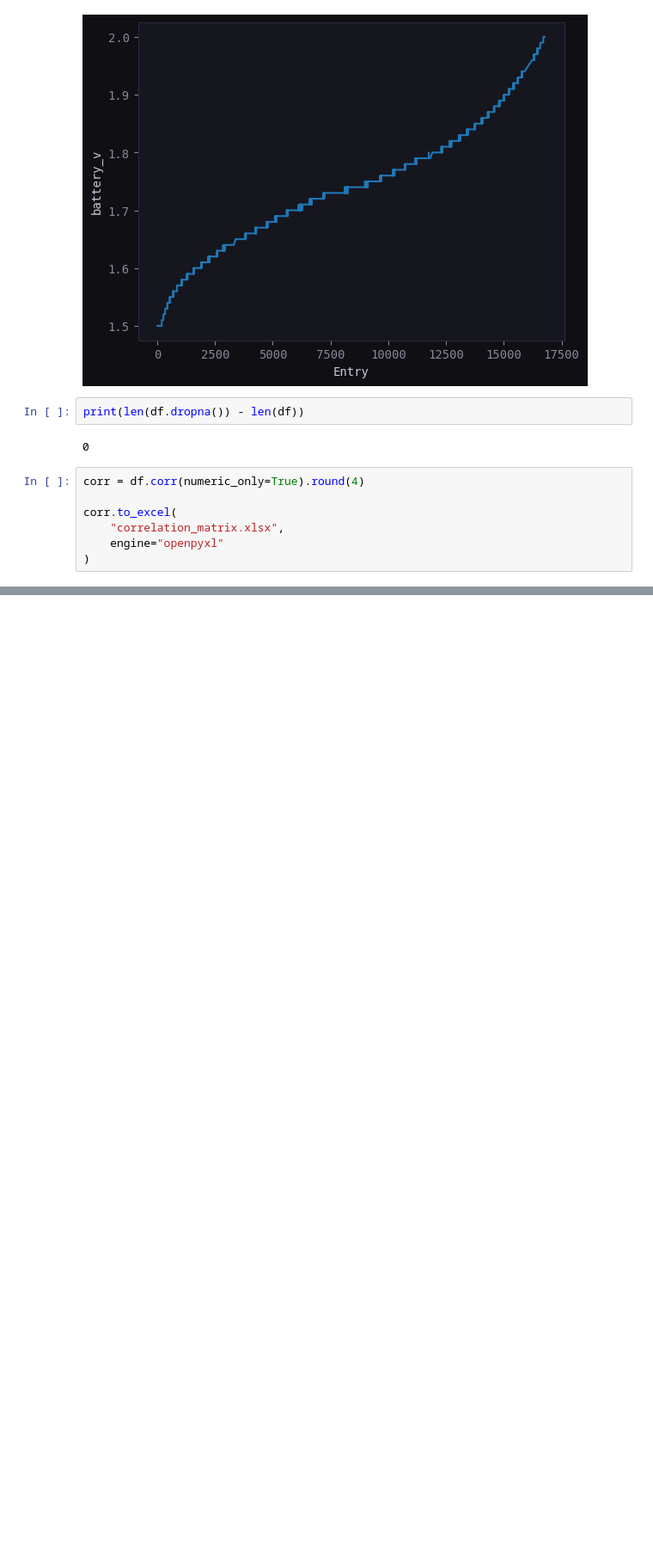
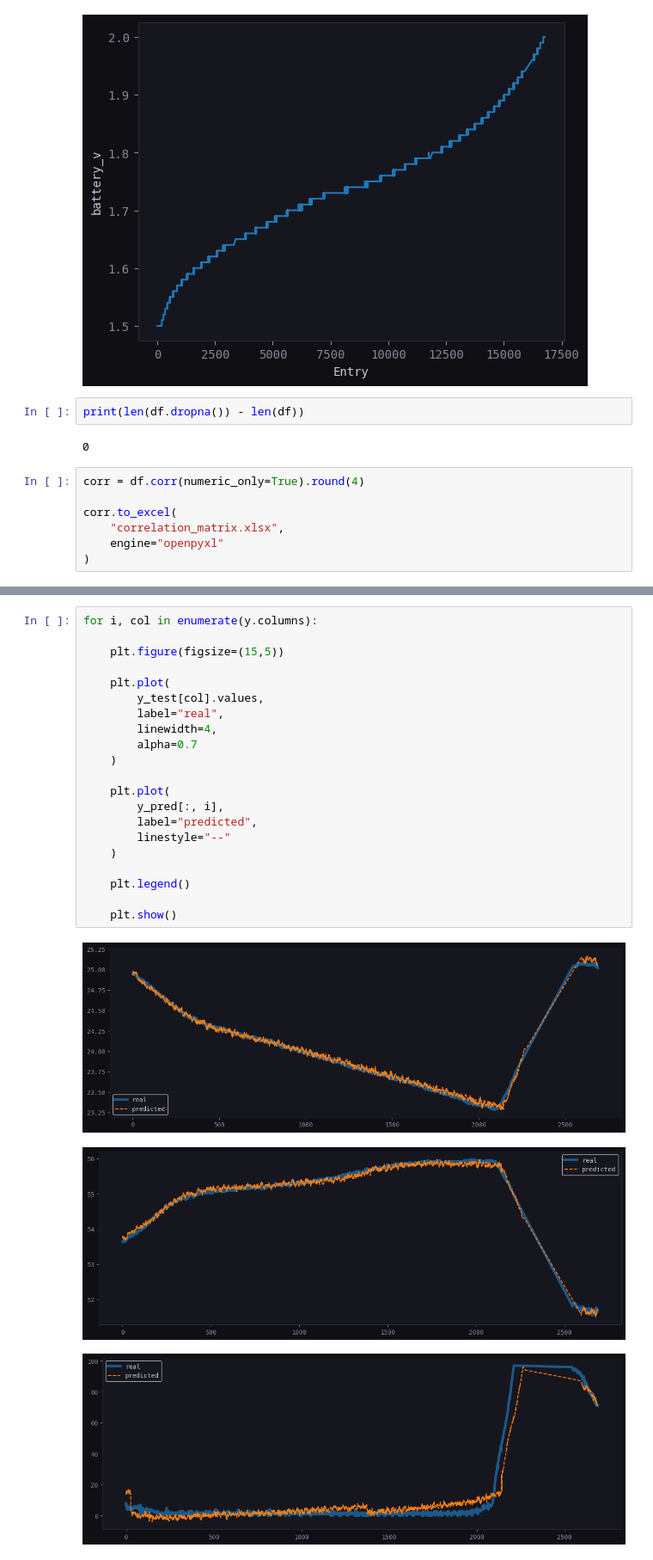
Before and after one commit to thonos-cpu/Temp_Hum_Prediction_Model, a Jupyter notebook: preproccess.ipynb, the cells around one changed output, grey strips where cells are left out. Shown at 86% size. Cells and saved outputs as stored; diff of their text form; blank space fills up the shorter version.

```diff
--- a/preproccess.ipynb
+++ b/preproccess.ipynb
@@ -856,0 +1079,25 @@ df["humidity_temp_interaction"] = (
+# %%
+for i, col in enumerate(y.columns):
+
+    plt.figure(figsize=(15,5))
+
+    plt.plot(
+        y_test[col].values,
+        label="real",
+        linewidth=4,
+        alpha=0.7
+    )
+
+    plt.plot(
+        y_pred[:, i],
+        label="predicted",
+        linestyle="--"
+    )
+
+    plt.legend()
+
+    plt.show()
+# %% [output]
+[figure, added]
+[figure, added]
+[figure, added]
```
Also changed, not shown: parts of 6 cells of this notebook, 1 other file.
